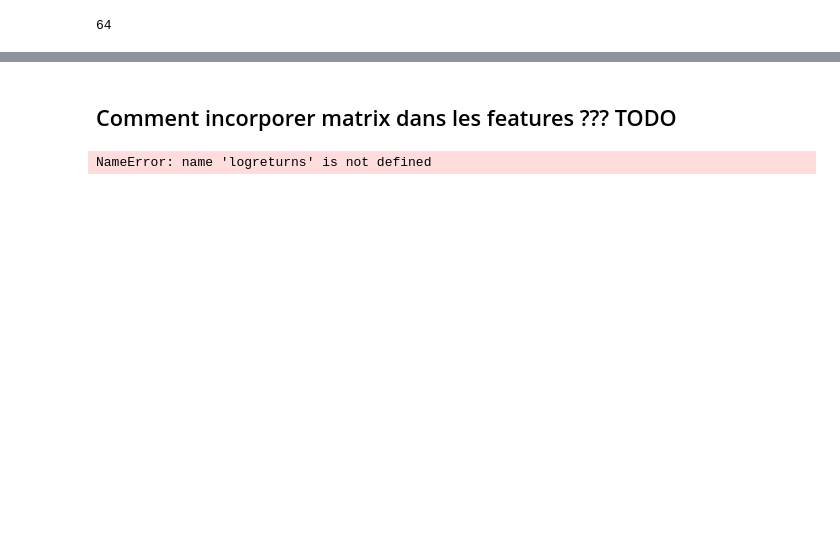
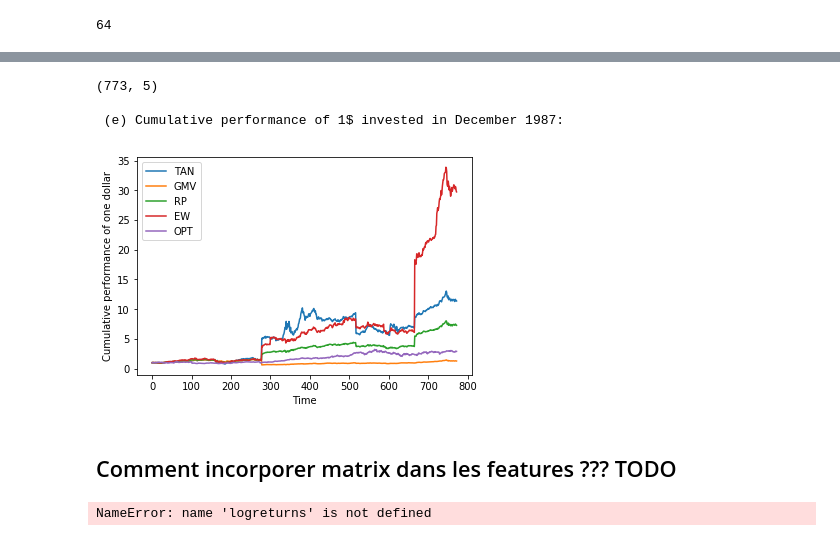
Before and after one commit to GregoireMayrhofer/financialbigdata, a Jupyter notebook: data_preprocessing_greg.ipynb, the cells around one changed output, grey strips where cells are left out. Saved outputs shown, nothing was run; the diff lists cells and outputs as text; code cells hidden in the pictures; blank space fills up the shorter version.

```diff
--- a/data_preprocessing_greg.ipynb
+++ b/data_preprocessing_greg.ipynb
@@ -916,10 +1012,14 @@ plt.show()
 # %%
+y_pred = np.zeros((int(len(y_test)/batch_dim),batch_dim))
+print(y_pred.shape)
 for ii, (x_validation,y_validation) in enumerate(testloader):
-    if ii == 1:
-        break
     x_validation = x_validation.permute([1,0,2])
     inputs = Variable(x_validation)
-    predicted = lstm.predict(inputs).data.numpy()
-    print(predicted)
-    print(y_validation.data.numpy())
+    if inputs.shape[1]!= batch_dim:
+        print(ii*batch_dim-y_test.shape[0])
+        break
+    pred = lstm.predict(inputs).data.numpy()
+    y_pred[ii,:] = np.argmax(pred, axis=1)
+    print(pred)
+y_pred.shape
 # %% [output]
@@ -930,3 +1044,37 @@ for ii, (x_validation,y_validation) in enumerate(testloader):
+# %%
+y_bar = np.reshape(y_pred,y_pred.shape[0]*y_pred.shape[1])
+
+p_perf_test = p_perf[1012:]
+dif = p_perf_test.shape[0] - y_bar.shape[0]
+
+y_bar_approxi = np.append(y_bar,np.zeros(dif))
+
+opt_portfolio = np.zeros(len(p_perf_test))
+for i in range(len(p_perf_test)):
+    opt_portfolio[i] = p_perf[i,int(y_bar_approxi[i])]
+
+performance = np.c_[p_perf_test, opt_portfolio ]
+strategies = ['TAN','GMV','RP','EW','OPT']
+
+ones = np.ones((1,5))
+cumperf = np.cumprod(np.concatenate((ones,1 + performance),axis=0),axis=0) #cumprod because when we win money we reinvest it directly
+print(cumperf.shape)
+df_cumperf = pd.DataFrame(data=cumperf,columns=strategies) #,index=dates_cumperf
+
+df_cumperf.plot()
+plt.xlabel('Time')
+plt.ylabel('Cumulative performance of one dollar')
+plt.legend(strategies, loc=0)
+#plt.ylim([-20,50])
+
+
+print('\n (e) Cumulative performance of 1$ invested in December 1987:')
+plt.show()
+# %% [output]
+(773, 5)
+
+ (e) Cumulative performance of 1$ invested in December 1987:
+[figure, added]
 # %% [markdown]
 ## Comment incorporer matrix dans les features ??? TODO
 # %%
```
Also changed, not shown: parts of 17 cells of this notebook.
